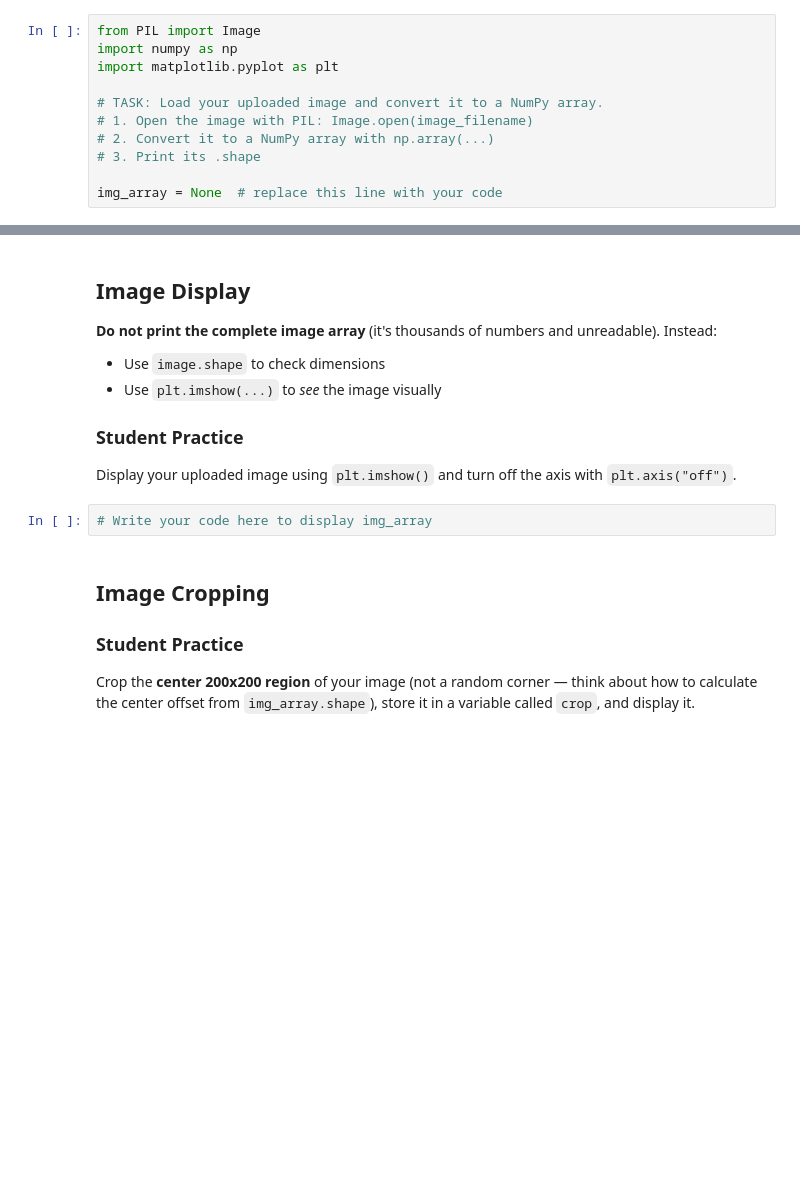
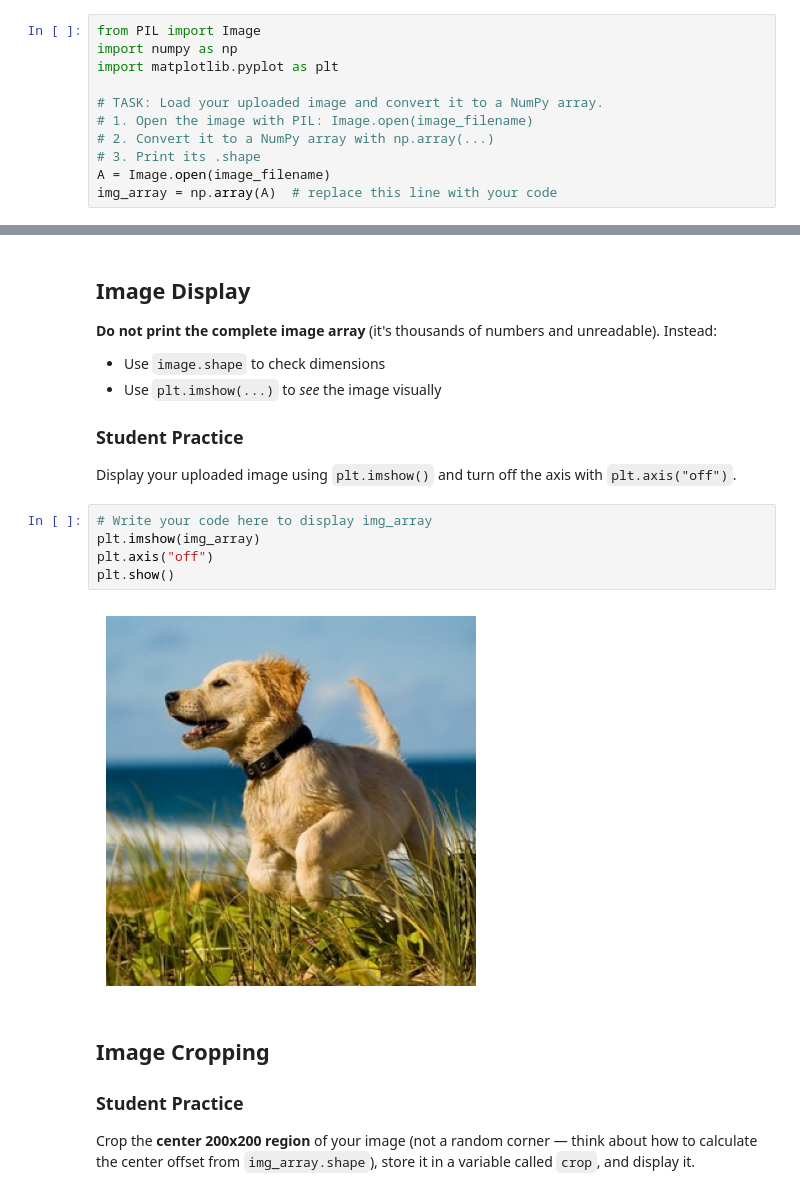
Before and after one commit to rishendra1/Machine-Learning-Rishendra-AP24110011858, a Jupyter notebook: LAB1/NumPy_HandsOn_Array_to_Image_Analysis_Student_Lab_v2.ipynb, the cells around one changed output, grey strips where cells are left out. Cells and saved outputs as stored; diff of their text form; blank space fills up the shorter version.

```diff
--- a/LAB1/NumPy_HandsOn_Array_to_Image_Analysis_Student_Lab_v2.ipynb
+++ b/LAB1/NumPy_HandsOn_Array_to_Image_Analysis_Student_Lab_v2.ipynb
@@ -494,5 +527,5 @@ import matplotlib.pyplot as plt
 # 1. Open the image with PIL: Image.open(image_filename)
 # 2. Convert it to a NumPy array with np.array(...)
 # 3. Print its .shape
-
-img_array = None  # replace this line with your code
+A = Image.open(image_filename)
+img_array = np.array(A)  # replace this line with your code
@@ -507,6 +544,11 @@ img_array = None  # replace this line with your code
 Display your uploaded image using `plt.imshow()` and turn off the axis with `plt.axis("off")`.
 # %%
 # Write your code here to display img_array
+plt.imshow(img_array)
+plt.axis("off")
+plt.show()
+# %% [output]
+[figure, added]
 # %% [markdown]
 ## Image Cropping
 
```
Also changed, not shown: parts of 41 cells of this notebook.
